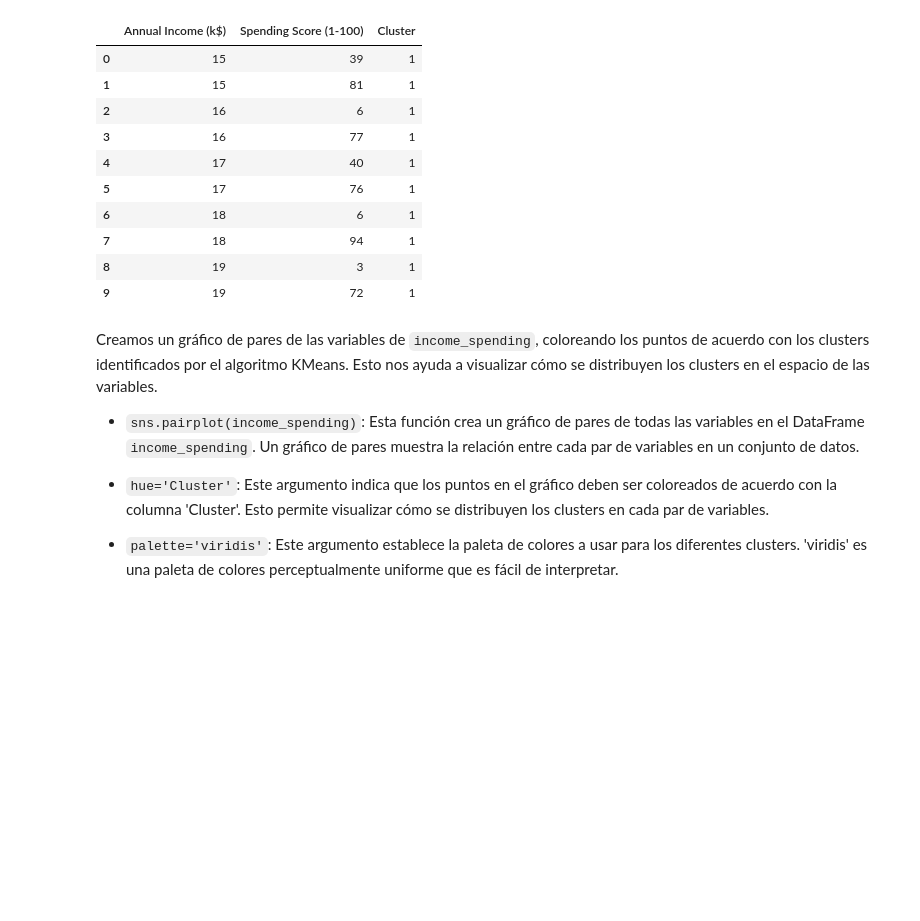
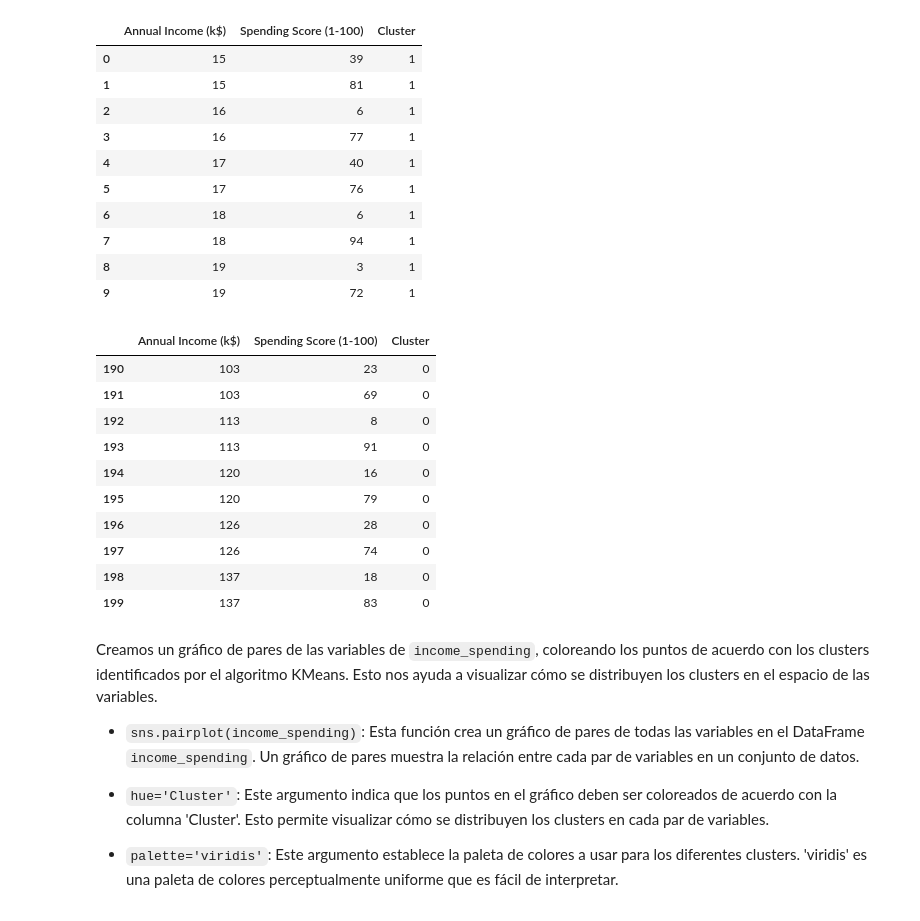
Before and after one commit to eugeniomorocho/Notebooks_ArtificialIntelligence, a Jupyter notebook: 3. Unsupervised Learning/Unsupervised Learning - Agrupamiento de clientes de un centro comercial con KMeans.ipynb, the cells around one changed output. Drawn from its saved outputs; the diff is of its cells as text; code cells hidden in the pictures; blank space fills up the shorter version.

```diff
--- a/3. Unsupervised Learning/Unsupervised Learning - Agrupamiento de clientes de un centro comercial con KMeans.ipynb
+++ b/3. Unsupervised Learning/Unsupervised Learning - Agrupamiento de clientes de un centro comercial con KMeans.ipynb
@@ -305,6 +308,20 @@ income_spending_cluster.head(10)
 | 7 | 18 | 94 | 1 |
 | 8 | 19 | 3 | 1 |
 | 9 | 19 | 72 | 1 |
+# %%
+income_spending_cluster.tail(10)
+# %% [output]
+|  | Annual Income (k$) | Spending Score (1-100) | Cluster |
+| 190 | 103 | 23 | 0 |
+| 191 | 103 | 69 | 0 |
+| 192 | 113 | 8 | 0 |
+| 193 | 113 | 91 | 0 |
+| 194 | 120 | 16 | 0 |
+| 195 | 120 | 79 | 0 |
+| 196 | 126 | 28 | 0 |
+| 197 | 126 | 74 | 0 |
+| 198 | 137 | 18 | 0 |
+| 199 | 137 | 83 | 0 |
 # %% [markdown]
 Creamos un gráfico de pares de las variables de `income_spending`, coloreando los puntos de acuerdo con los clusters identificados por el algoritmo KMeans. Esto nos ayuda a visualizar cómo se distribuyen los clusters en el espacio de las variables.
 
```
Also changed, not shown: parts of 7 cells of this notebook, 2 other files.
